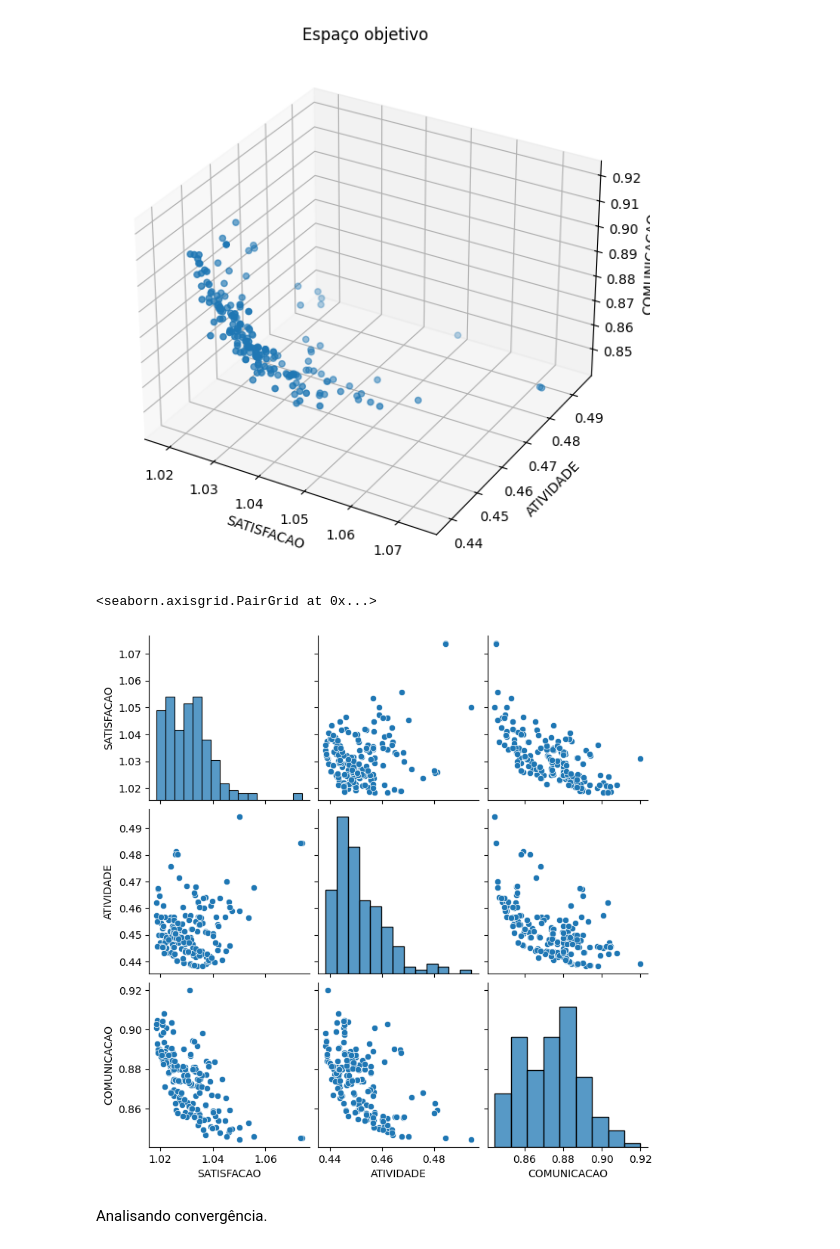
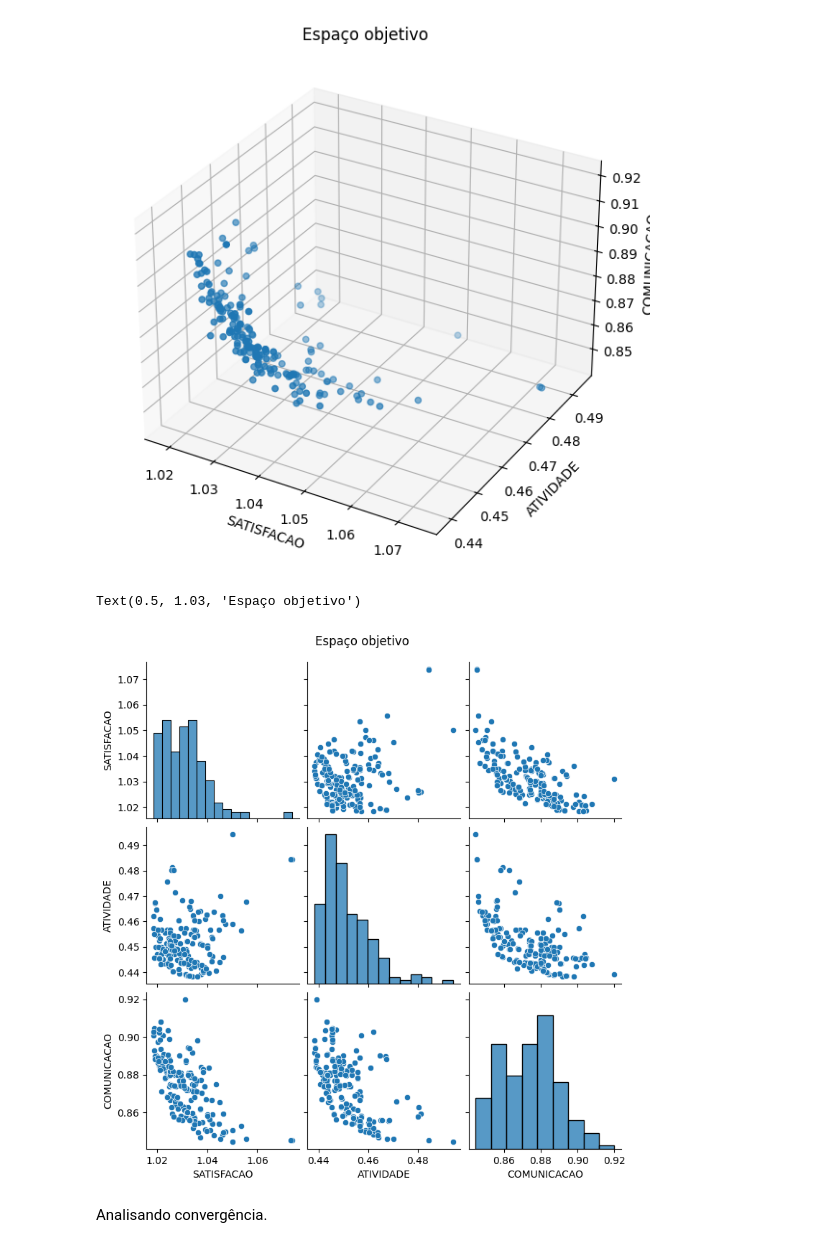
Before and after one commit to brucelucien/2023-notario-mba-tcc-dados-publicos, a Jupyter notebook: experimento.ipynb, the cells around one changed output. Saved outputs shown, nothing was run; the diff lists cells and outputs as text; code cells hidden in the pictures.

```diff
--- a/experimento.ipynb
+++ b/experimento.ipynb
@@ -331,10 +338,11 @@ p = ax.scatter(x, y, z, marker='o')
 # %% [output]
 [figure]
 # %%
-sns.pairplot(pd.DataFrame(data={ 'SATISFACAO': F[:, 0], 'ATIVIDADE': F[:, 1], 'COMUNICACAO': F[:, 2]}))
+g = sns.pairplot(pd.DataFrame(data={ 'SATISFACAO': F[:, 0], 'ATIVIDADE': F[:, 1], 'COMUNICACAO': F[:, 2]}))
+g.fig.suptitle('Espaço objetivo', y=1.03)
 # %% [output]
-<seaborn.axisgrid.PairGrid at 0x...>
+Text(0.5, 1.03, 'Espaço objetivo')
-[figure, old version]
+[figure, new version]
 # %% [markdown]
 Analisando convergência.
 # %%
```
Also changed, not shown: parts of 5 cells of this notebook, 3 other files.
